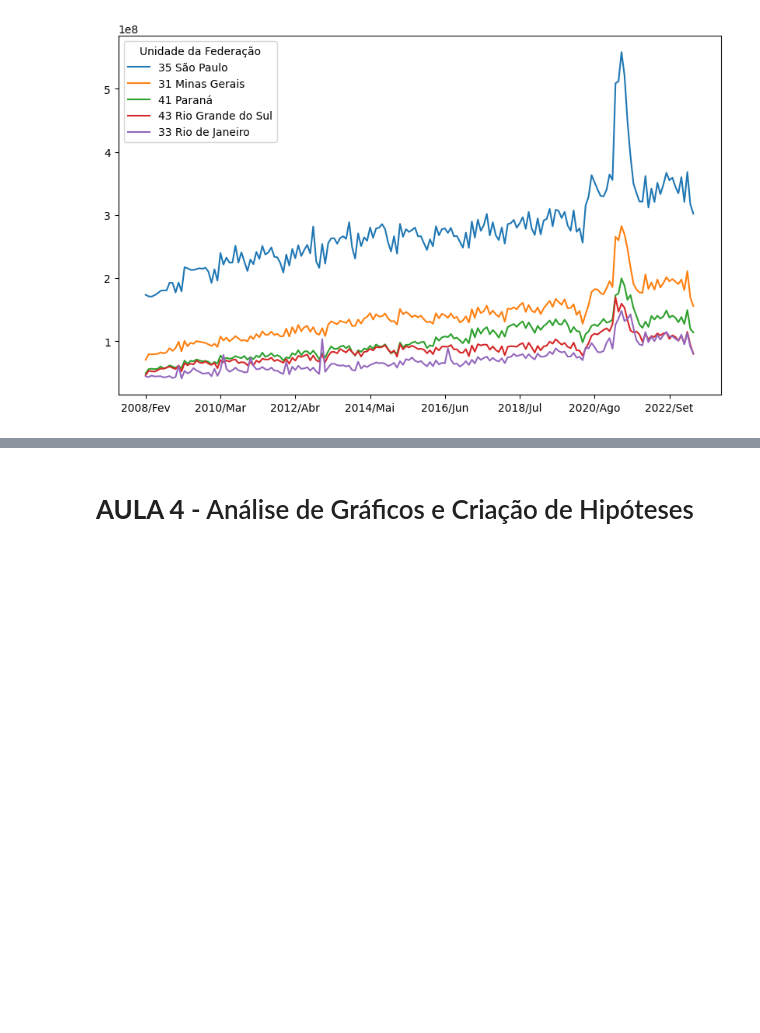
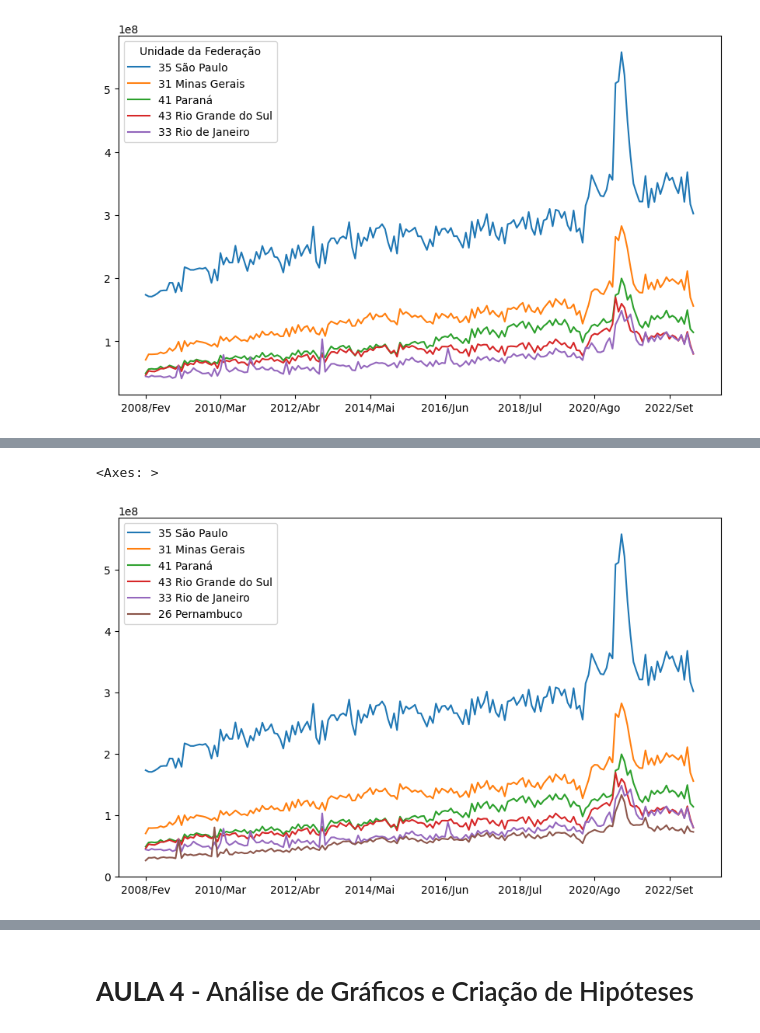
Before and after one commit to giulianafernandes/pos-tech_data_analytics, a Jupyter notebook: análise_exploratória_de_dados-produção_hospitalar.ipynb, the cells around one changed output, grey strips where cells are left out. Cells and saved outputs as stored; diff of their text form; code cells hidden in the pictures; blank space fills up the shorter version.

Commit message:
inclui a resolução do desafio 8

```diff
--- a/análise_exploratória_de_dados-produção_hospitalar.ipynb
+++ b/análise_exploratória_de_dados-produção_hospitalar.ipynb
@@ -526,2 +559,2 @@ ordenados_por_total.head(5).T.plot(figsize=(10,6))
 # %%
-dados_usaveis_por_regiao.head(5)
+add_estado = ordenados_por_total.head(5).T
@@ -536,0 +561,4 @@ dados_usaveis_por_regiao.head(5)
+# %%
+# Como meu estado já está no gráfico decidi adicionar o estado de Pernambuco usando o .iloc
+novo_estado = ordenados_por_total.iloc[6]
+novo_estado
@@ -536,0 +578,3 @@ dados_usaveis_por_regiao.head(5)
+# %%
+# depois usei o .concat para juntar o df anterior e o df do novo estado
+add_estado = pd.concat([add_estado, novo_estado], axis=1)
@@ -536,0 +591,6 @@ dados_usaveis_por_regiao.head(5)
+# %%
+# DESAFIO 8
+add_estado.plot(figsize=(10,6))
+# %% [output]
+<Axes: >
+[figure, added]
```
Also changed, not shown: parts of 33 cells of this notebook, 1 other file.
